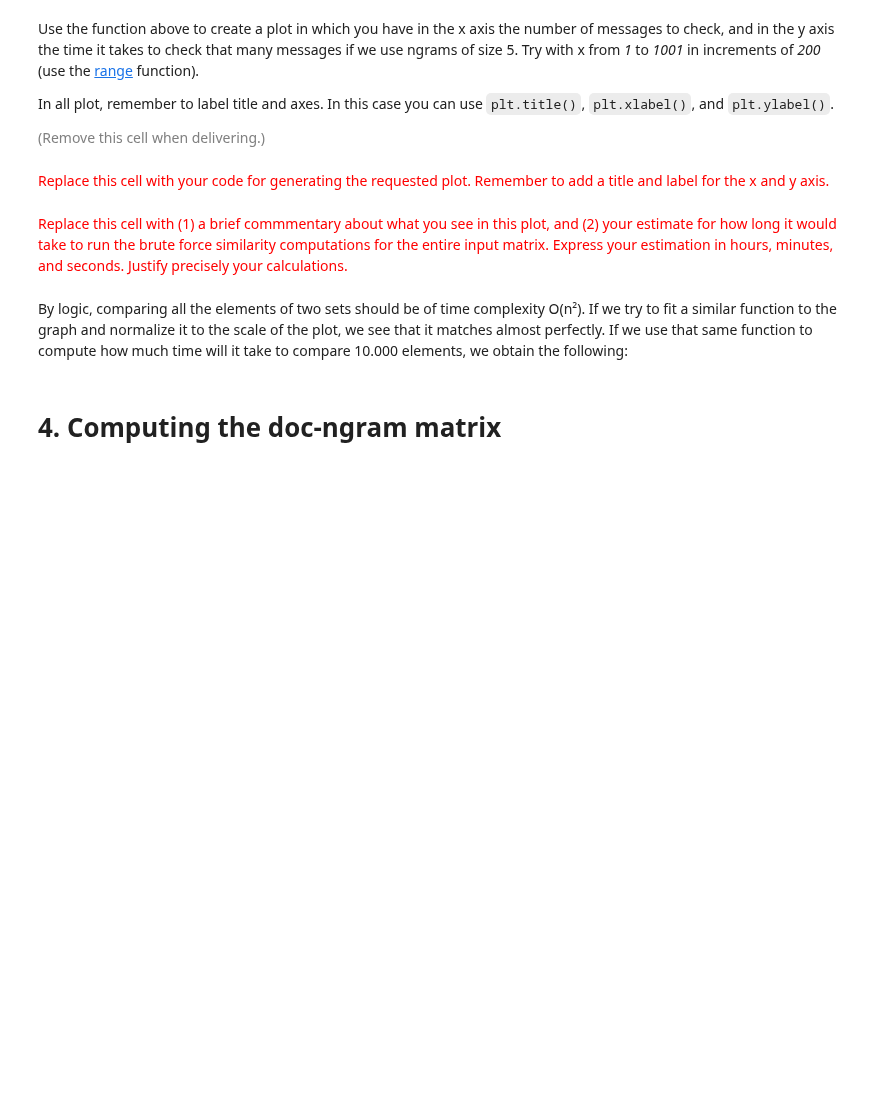
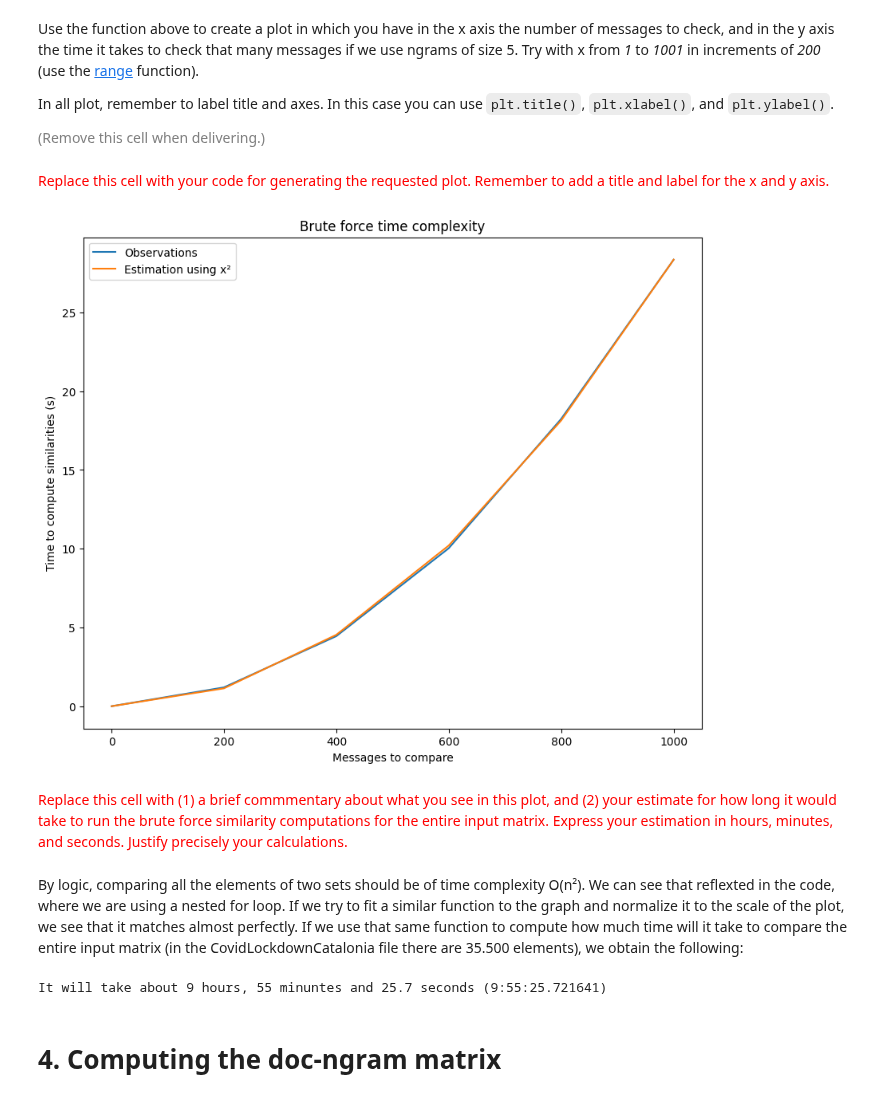
Before and after one commit to LucaFranceschi01/MDM-2024, a Jupyter notebook: 03_Near-Duplicates/ps03_near_duplicates.ipynb, the cells around one changed output. Drawn from its saved outputs; the diff is of its cells as text; code cells hidden in the pictures; blank space fills up the shorter version.

```diff
--- a/03_Near-Duplicates/ps03_near_duplicates.ipynb
+++ b/03_Near-Duplicates/ps03_near_duplicates.ipynb
@@ -160,7 +167,7 @@ def clean(txt: str, mode:str=''):
     versions.append(re.sub(r'[^a-zA-Z0-9 ]', ' ', versions[-1]))
 
     # 7. Changing double spaces to single spaces.
-    versions.append(re.sub(r'  ', ' ', versions[-1]))
+    versions.append(re.sub(r' +', ' ', versions[-1]))
 
     # 8. Removing spaces at the beginning and spaces at the end with the `strip()` function.
     versions.append(versions[-1].strip())
@@ -238,10 +274,8 @@ def ngrams(text, size):
     for i in range(len(tokens)-(size-1)):
         ngrams.append(tokens[i:i+size])
 
-    # Make ngrams hashable so we can perform set operations with them
-    ngrams = [tuple(elem) for elem in ngrams]
-
-    return ngrams
+    # Make ngrams a string again
+    return [' '.join(ngram) for ngram in ngrams]
 # %% [markdown]
 Test your function:
 
@@ -319,23 +356,28 @@ def estimate(x):
 # %%
 fig = plt.figure(figsize=(10, 8))
 plt.title('Brute force time complexity')
 plt.xlabel('Messages to compare')
 plt.ylabel('Time to compute similarities (s)')
-plt.plot(times[0], times[1])
-x = np.linspace(0, 1000, 5)
-plt.plot(x, estimate(x))
+plt.plot(times[0], times[1], label='Observations')
+x = np.array(times[0])
+plt.plot(x, estimate(x), label='Estimation using x²')
+plt.legend()
 plt.show()
+# %% [output]
+[figure, added]
 # %% [markdown]
 <font size="+1" color="red">Replace this cell with (1) a brief commmentary about what you see in this plot, and (2) your estimate for how long it would take to run the brute force similarity computations for the entire input matrix. Express your estimation in hours, minutes, and seconds. Justify precisely your calculations.</font>
 # %% [markdown]
-By logic, comparing all the elements of two sets should be of time complexity O(n²). If we try to fit a similar function to the graph and normalize it to the scale of the plot, we see that it matches almost perfectly. If we use that same function to compute how much time will it take to compare 10.000 elements, we obtain the following:
+By logic, comparing all the elements of two sets should be of time complexity O(n²). We can see that reflexted in the code, where we are using a nested for loop. If we try to fit a similar function to the graph and normalize it to the scale of the plot, we see that it matches almost perfectly. If we use that same function to compute how much time will it take to compare the entire input matrix (in the CovidLockdownCatalonia file there are 35.500 elements), we obtain the following:
 # %%
-time = datetime.timedelta(seconds=estimate(35000))
+time = datetime.timedelta(seconds=estimate(35500))
 hours, remainder = divmod(time, datetime.timedelta(hours=1))
 minutes, remainder = divmod(remainder, datetime.timedelta(minutes=1))
 seconds = remainder / datetime.timedelta(seconds=1)
 
 print('It will take about {} hours, {} minuntes and {:.1f} seconds ({})'.format(hours, minutes, seconds, (str(time))))
+# %% [output]
+It will take about 9 hours, 55 minuntes and 25.7 seconds (9:55:25.721641)
 # %% [markdown]
 # 4. Computing the doc-ngram matrix
 # %% [markdown]
```
Also changed, not shown: parts of 25 cells of this notebook.
